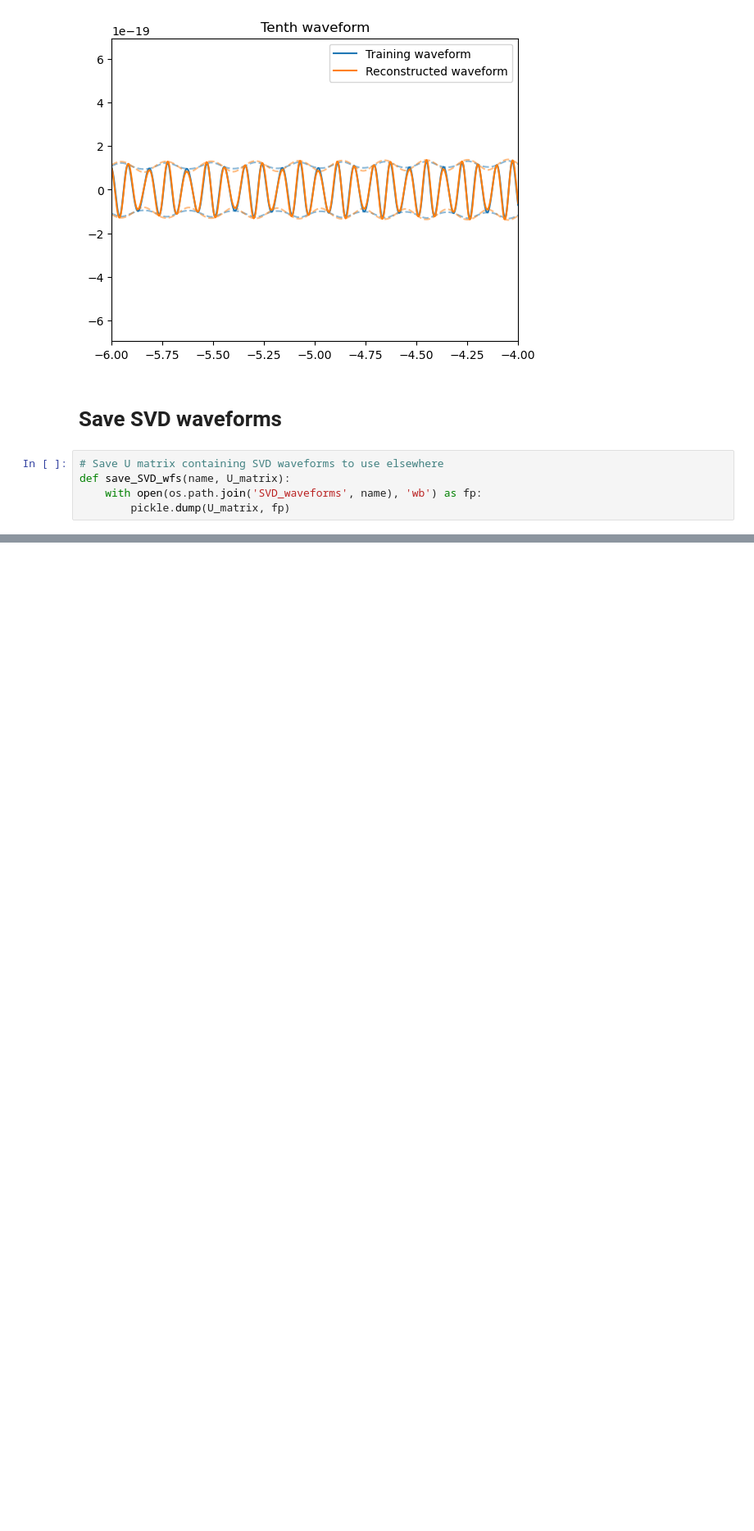
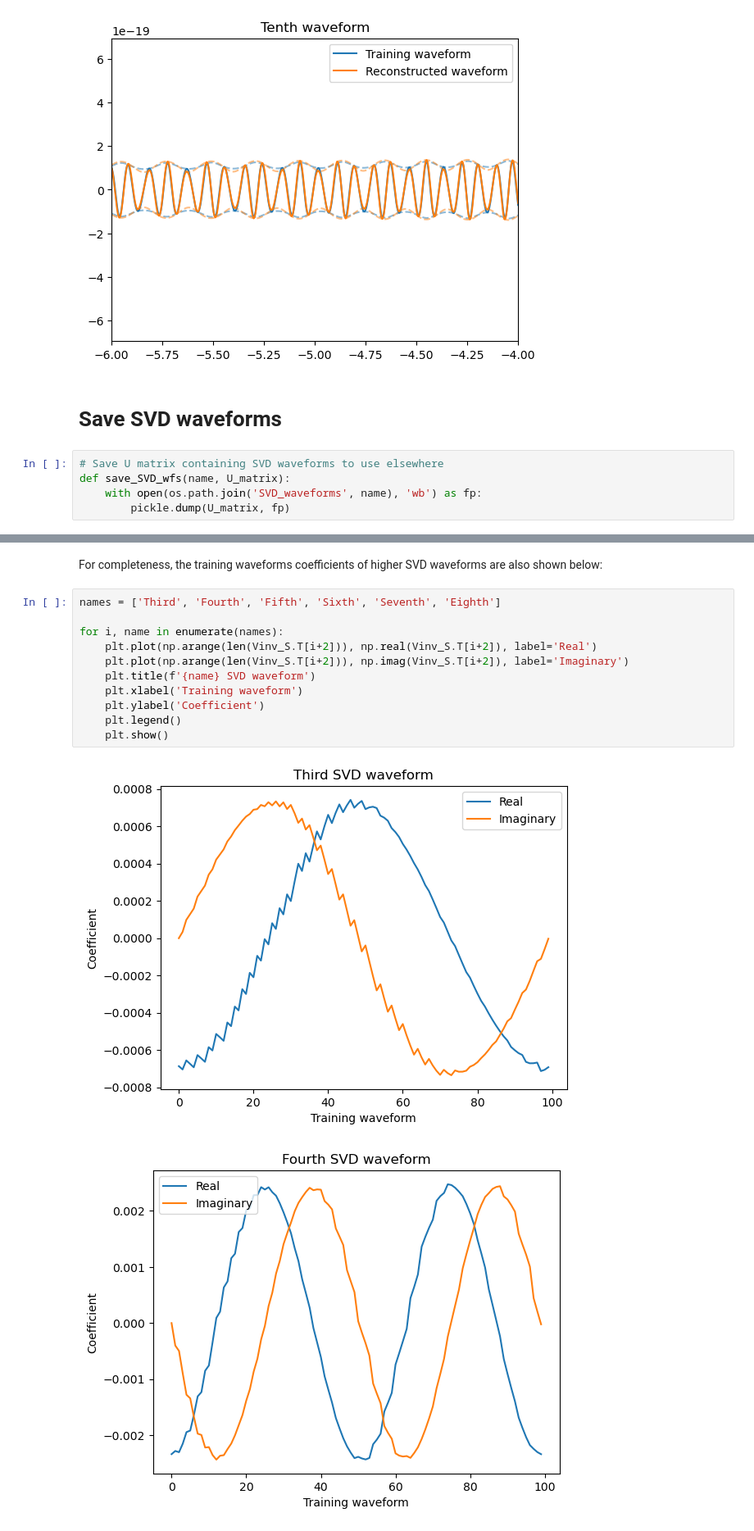
Before and after one commit to BenGPatterson/EccentricBinaries, a Jupyter notebook: notebooks/principal_component_analysis.ipynb, the cells around one changed output, grey strips where cells are left out. Shown at 82% size. Drawn from its saved outputs; the diff is of its cells as text; blank space fills up the shorter version.

```diff
--- a/notebooks/principal_component_analysis.ipynb
+++ b/notebooks/principal_component_analysis.ipynb
@@ -394,0 +459,16 @@ save_SVD_wfs('U_matrix_2svd_100t.pkl', [U.T[0], U.T[1]])
+# %% [markdown]
+For completeness, the training waveforms coefficients of higher SVD waveforms are also shown below:
+# %%
+names = ['Third', 'Fourth', 'Fifth', 'Sixth', 'Seventh', 'Eighth']
+
+for i, name in enumerate(names):
+    plt.plot(np.arange(len(Vinv_S.T[i+2])), np.real(Vinv_S.T[i+2]), label='Real')
+    plt.plot(np.arange(len(Vinv_S.T[i+2])), np.imag(Vinv_S.T[i+2]), label='Imaginary')
+    plt.title(f'{name} SVD waveform')
+    plt.xlabel('Training waveform')
+    plt.ylabel('Coefficient')
+    plt.legend()
+    plt.show()
+# %% [output]
+[figure, added]
+[figure, added]
```
Also changed, not shown: parts of 52 cells of this notebook, 3 other files.
